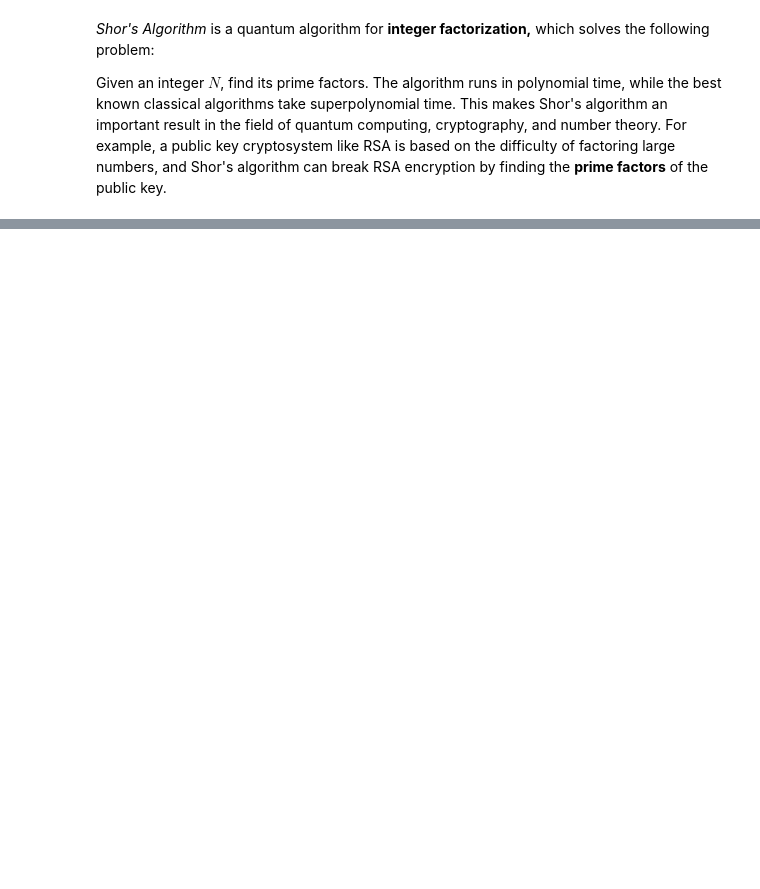
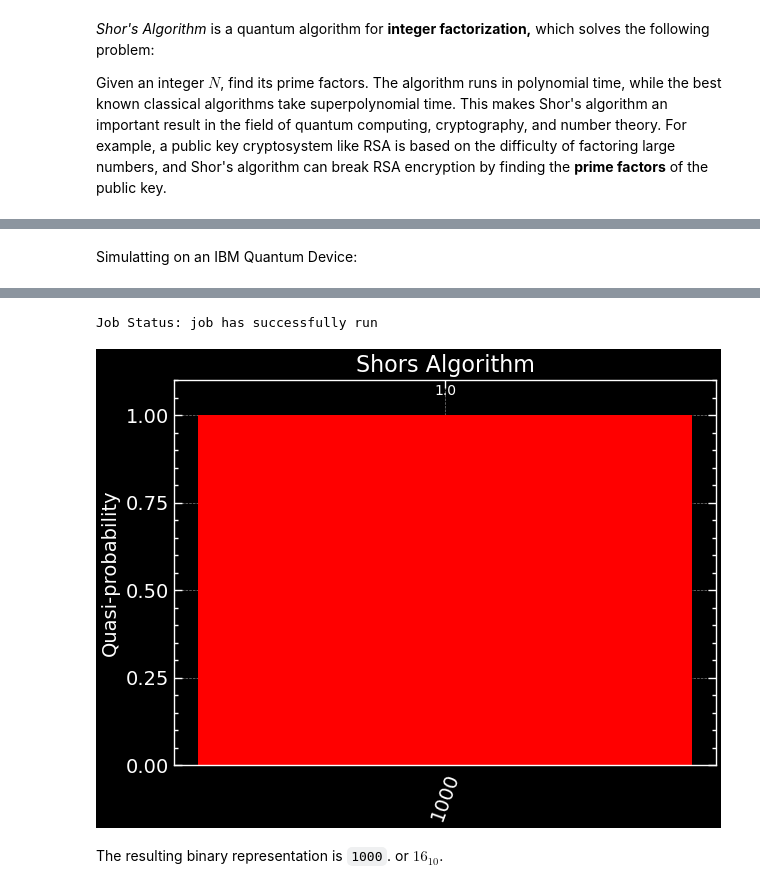
Before and after one commit to Siddhantshimpi/Siddhantshimpi, a Jupyter notebook: Physics/Qiskit/shor.ipynb, the cells around one changed output, grey strips where cells are left out. Drawn from its saved outputs; the diff is of its cells as text; code cells hidden in the pictures; blank space fills up the shorter version.

````diff
--- a/Physics/Qiskit/shor.ipynb
+++ b/Physics/Qiskit/shor.ipynb
@@ -14,19 +11,0 @@ The goaal is to evaluate the function $f(x)=a^x\mod N$ for a random integer $a$
-# %%
-N = 987623432
-a = 3
-
-x_vals = np.arange(35)
-y_vals = [np.mod(a ** x, N) for x in x_vals]
-
-fig, ax = plt.subplots()
-
-ax.plot(x_vals, y_vals, linewidth = 1, linestyle = 'dotted', marker = 'x')
-ax.set(xlabel = '$x$', ylabel = f'${a}^x$ mod ${N}$', title = r"Example of Periodic Function")
-
-try:
-    r = y_vals[1:].index(1) + 1
-    plt.annotate('', xy = (0,1), xytext = (r,1), arrowprops = dict(arrowstyle = '<->'))
-    plt.annotate(f'$r={r}$', xy = (r / 3,1.5))
-
-except ValueError:
-    print('Could not find period, check a < N and have no common factors.')
@@ -46,0 +66,14 @@ A superposition of the states in this cycle would be an **eigenstate** of U:$$\k
+# %% [markdown]
+Simulatting on an IBM Quantum Device:
+# %%
+provider = IBMQ.load_account()
+backend = provider.get_backend('ibmq_qasm_simulator')
+
+shots = 2048
+transpiled_qc = transpile(qc, backend, optimization_level = 3)
+job = backend.run(transpiled_qc, shots = shots)
+job_monitor(job)
+
+counts = job.result().get_counts()
+plot_distribution(counts, title = r'Shors Algorithm', color = 'red')
+# %% [output]
@@ -46,0 +81,4 @@ A superposition of the states in this cycle would be an **eigenstate** of U:$$\k
+Job Status: job has successfully run
+[figure, added]
+# %% [markdown]
+The resulting binary representation is ```1000```. or ${16}_{10}$.
````
Also changed, not shown: parts of 18 cells of this notebook, 11 other files.
